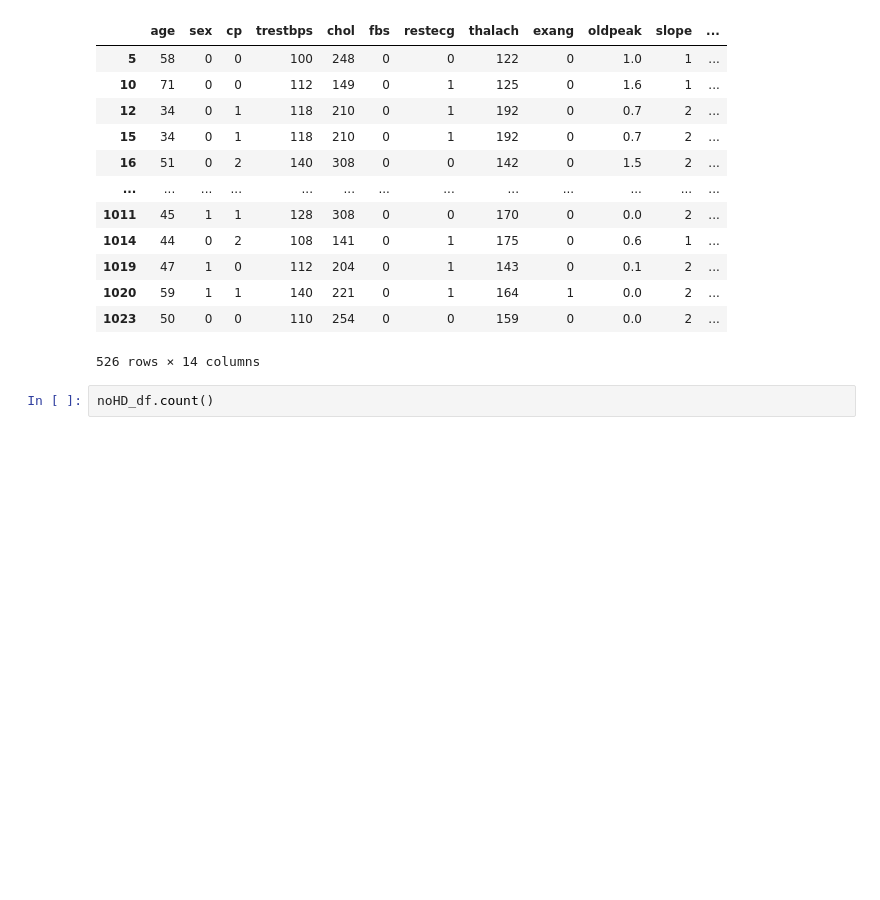
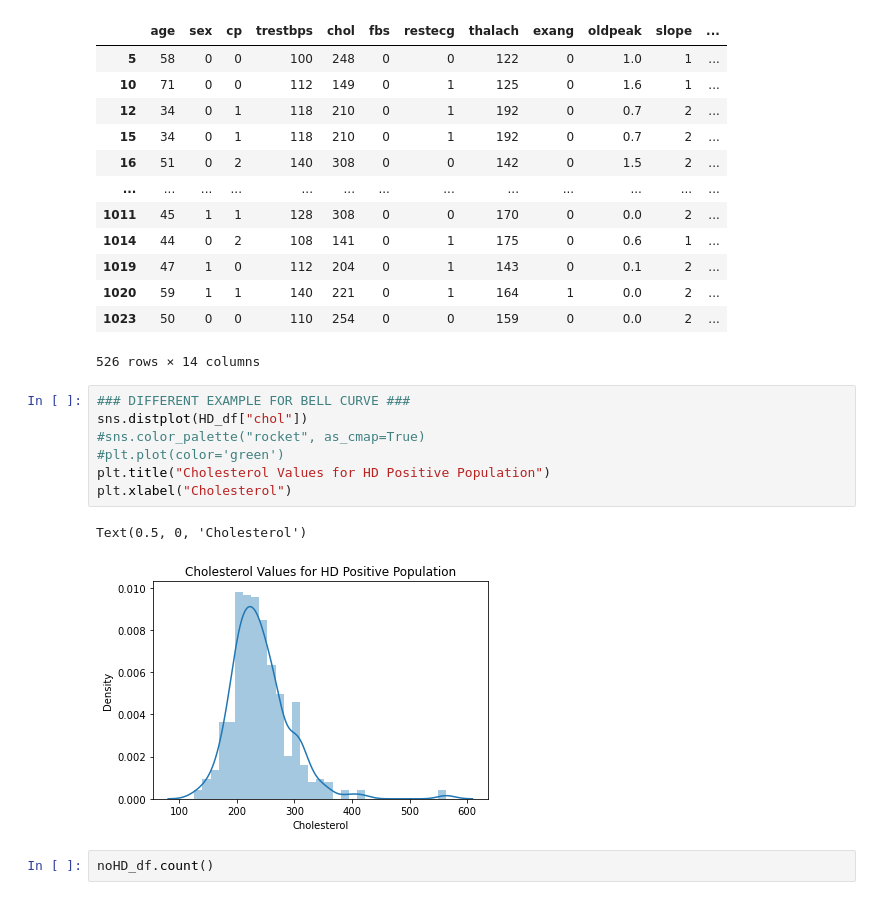
Before and after one commit to RagingRyann/group_project, a Jupyter notebook: ETL.ipynb, the cells around one changed output. Drawn from its saved outputs; the diff is of its cells as text; blank space fills up the shorter version.

Commit message:
Updated ETL file and uploading bell curve for cholesterol values.

```diff
--- a/ETL.ipynb
+++ b/ETL.ipynb
@@ -50,6 +54,16 @@ HD_df
 | 1020 | 59 | 1 | 1 | 140 | 221 | 0 | 1 | 164 | 1 | 0.0 | 2 | ... |
 | 1023 | 50 | 0 | 0 | 110 | 254 | 0 | 0 | 159 | 0 | 0.0 | 2 | ... |
 526 rows × 14 columns
+# %%
+### DIFFERENT EXAMPLE FOR BELL CURVE ###
+sns.distplot(HD_df["chol"])
+#sns.color_palette("rocket", as_cmap=True)
+#plt.plot(color='green')
+plt.title("Cholesterol Values for HD Positive Population")
+plt.xlabel("Cholesterol")
+# %% [output]
+Text(0.5, 0, 'Cholesterol')
+[figure, added]
 # %%
 noHD_df.count()
 # %% [output]
```
Also changed, not shown: parts of 10 cells of this notebook, 1 other file.
